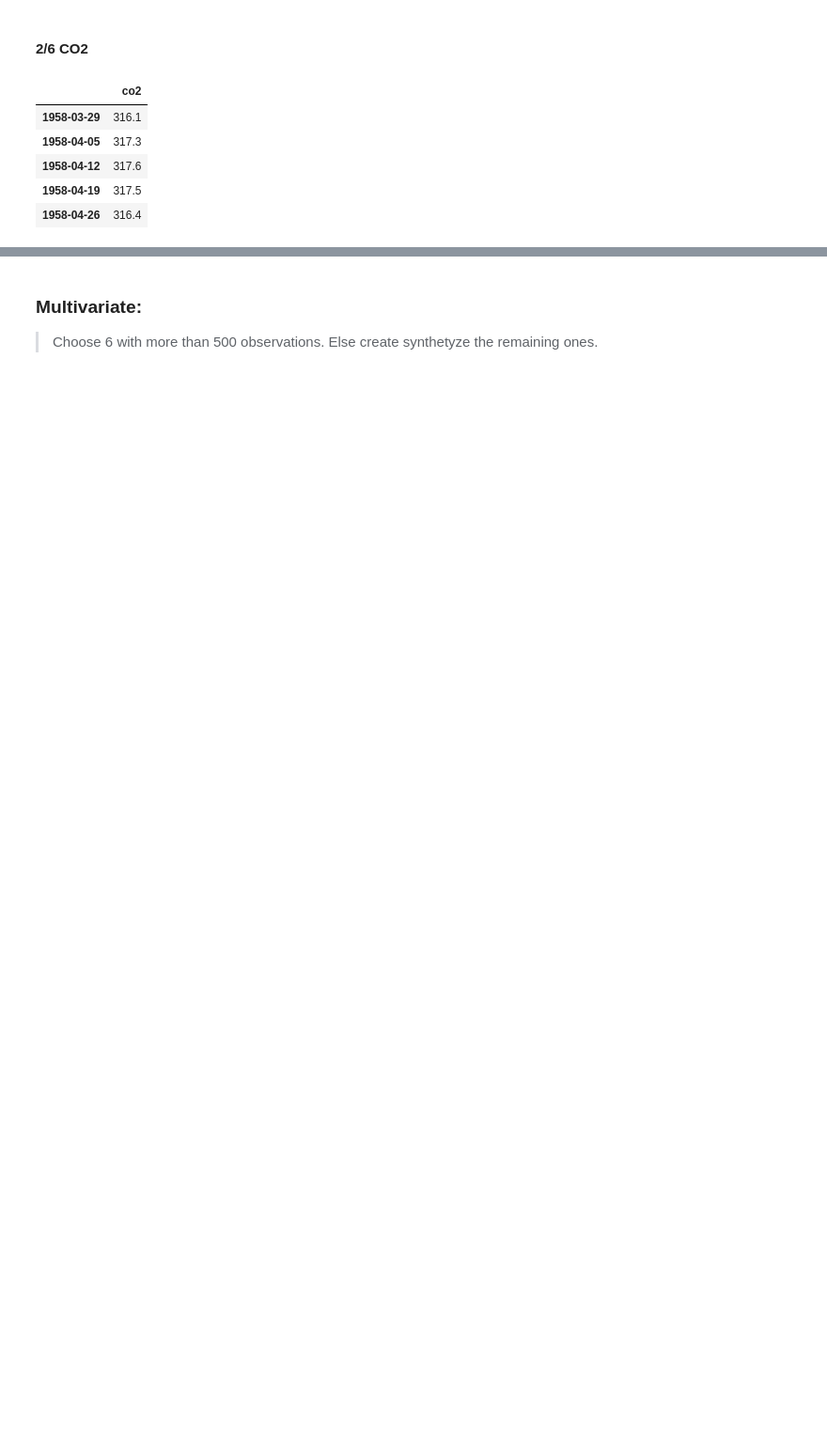
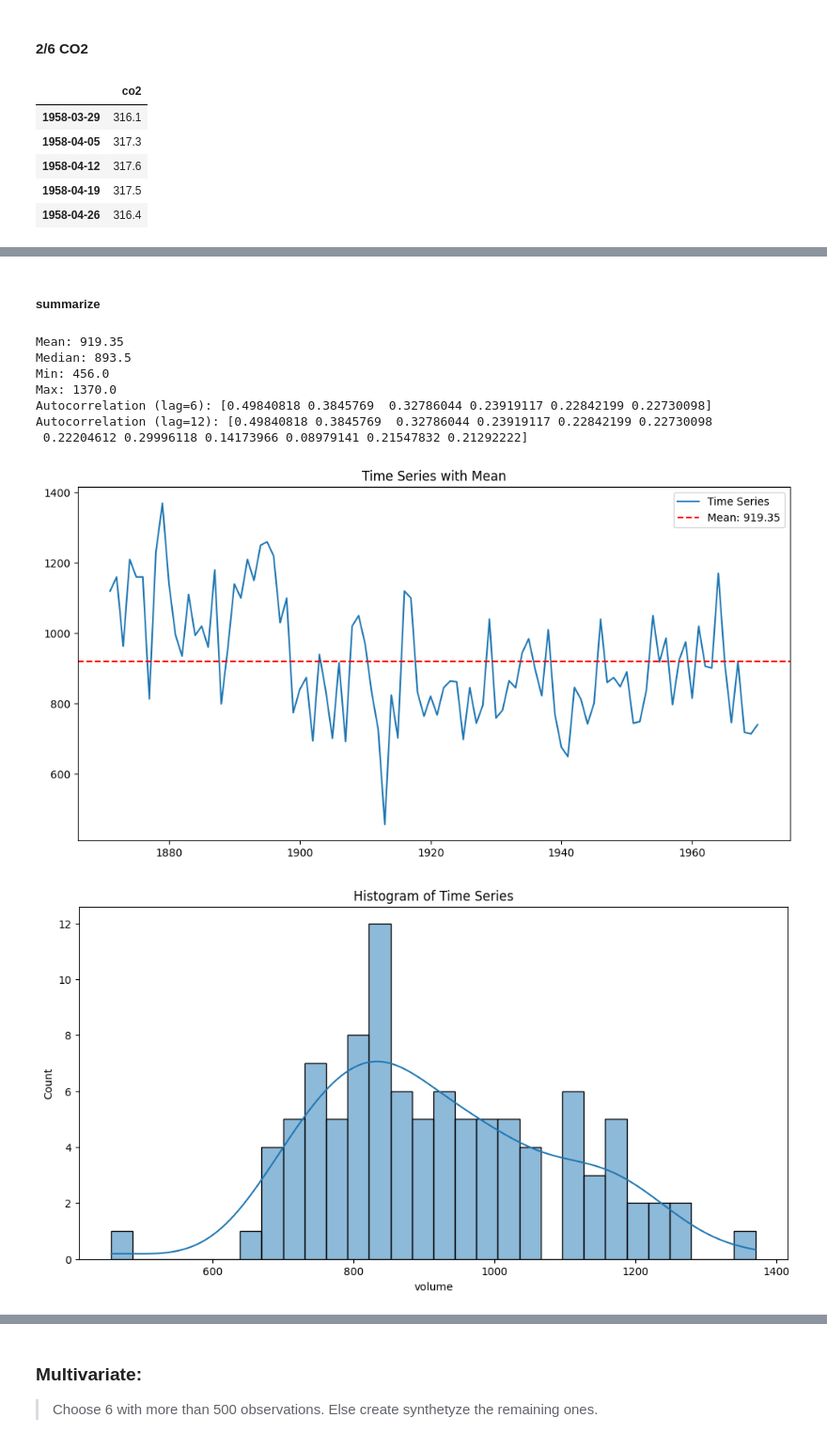
Before and after one commit to feed0/time-series, a Jupyter notebook: 3_statsmodels.ipynb, the cells around one changed output, grey strips where cells are left out. Shown: that part at 94% size. Drawn from its saved outputs; the diff is of its cells as text; code cells hidden in the pictures; blank space fills up the shorter version.

```diff
--- a/3_statsmodels.ipynb
+++ b/3_statsmodels.ipynb
@@ -250,0 +286,2 @@ Autocorrelation (lag=12): [nan nan nan nan nan nan nan nan nan nan nan nan]
+# %%
+NILE_DF = NILE_DF.set_index('year')
@@ -250,0 +298,2 @@ Autocorrelation (lag=12): [nan nan nan nan nan nan nan nan nan nan nan nan]
+# %%
+nile_ts = NILE_DF['volume']
@@ -250,0 +316,14 @@ Autocorrelation (lag=12): [nan nan nan nan nan nan nan nan nan nan nan nan]
+# %% [markdown]
+##### summarize
+# %%
+summarize(nile_ts)
+# %% [output]
+Mean: 919.35
+Median: 893.5
+Min: 456.0
+Max: 1370.0
+Autocorrelation (lag=6): [0.49840818 0.3845769  0.32786044 0.23919117 0.22842199 0.22730098]
+Autocorrelation (lag=12): [0.49840818 0.3845769  0.32786044 0.23919117 0.22842199 0.22730098
+ 0.22204612 0.29996118 0.14173966 0.08979141 0.21547832 0.21292222]
+[figure, added]
+[figure, added]
```
Also changed, not shown: parts of 41 cells of this notebook.
